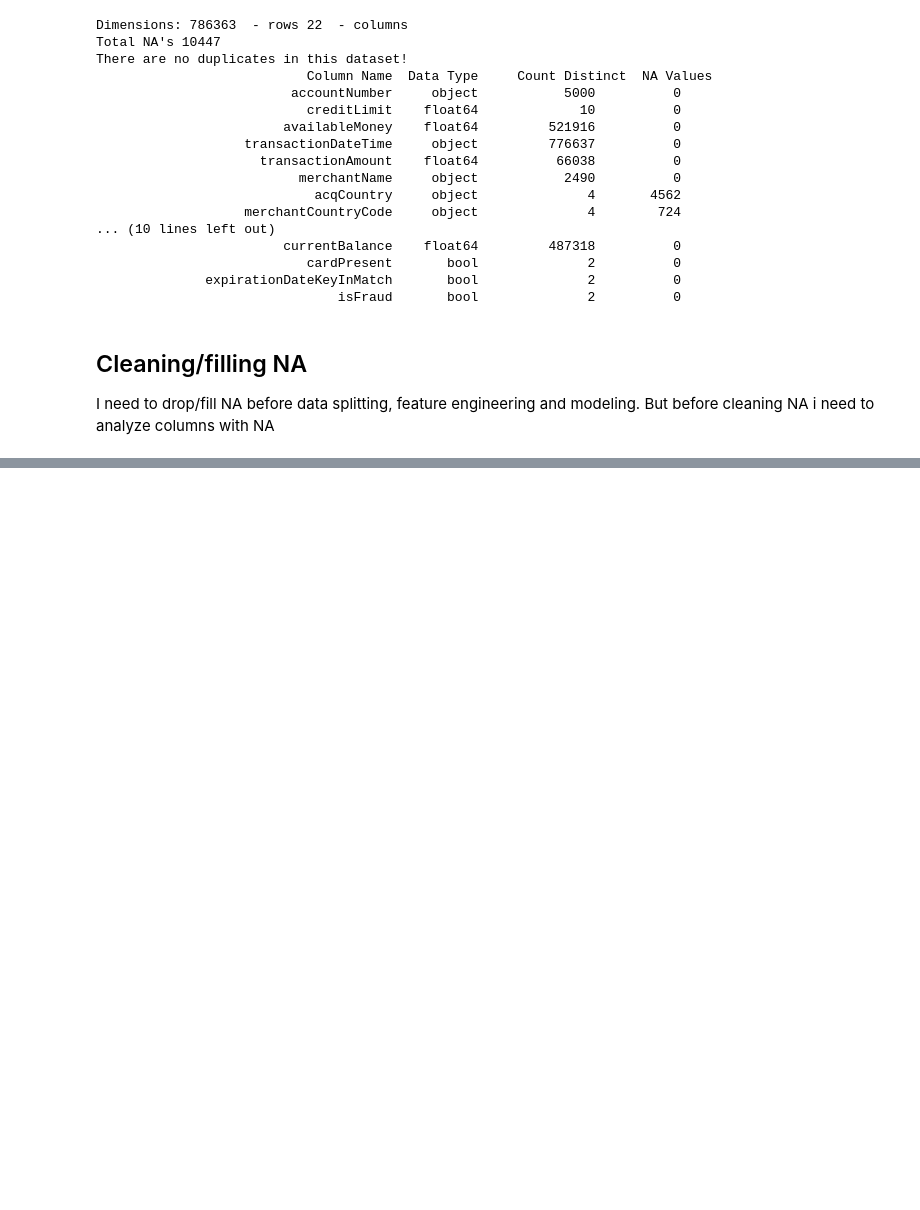
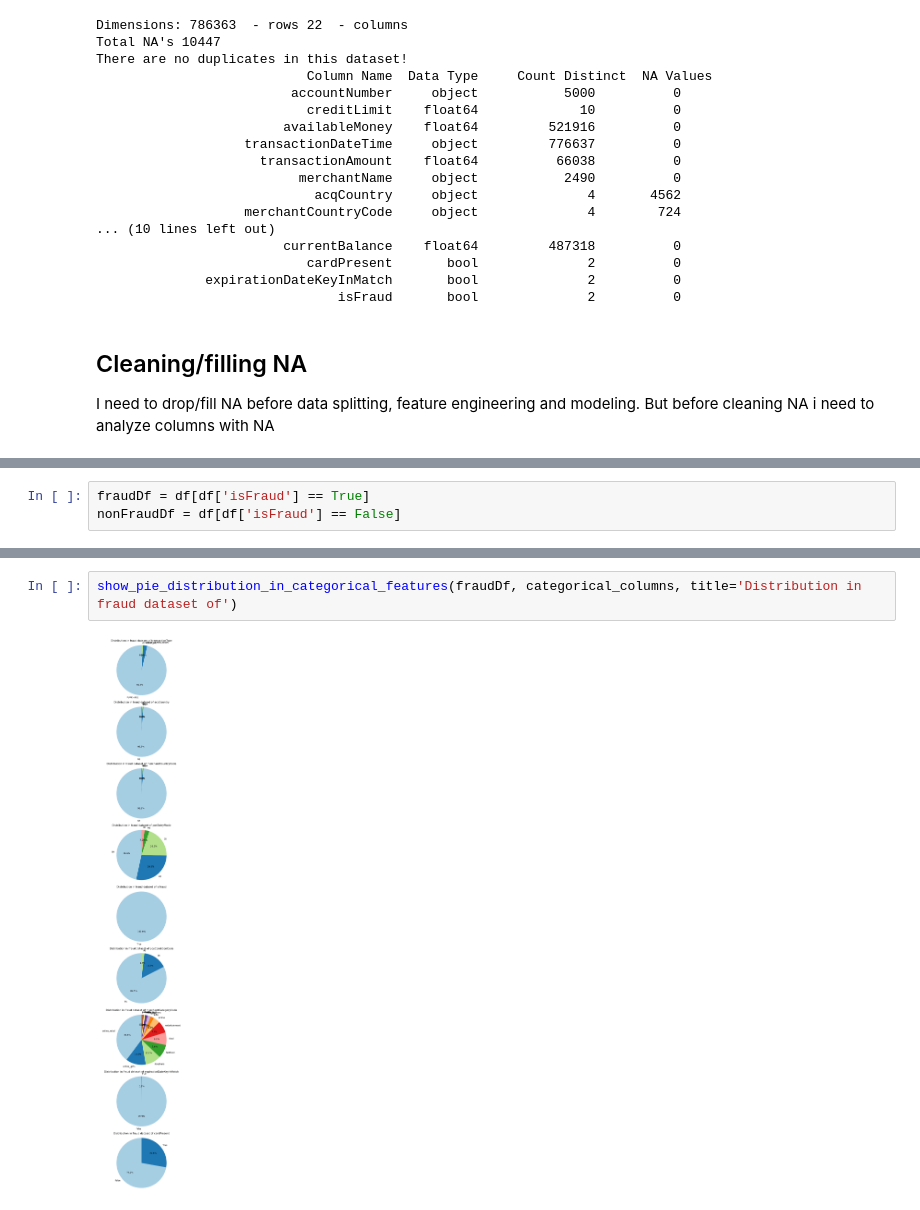
Before and after one commit to Illidan777/FTF-detector, a Jupyter notebook: data_preprocessing/Finance_Transaction_Fraud_detector.ipynb, the cells around one changed output, grey strips where cells are left out. Drawn from its saved outputs; the diff is of its cells as text; blank space fills up the shorter version.

```diff
--- a/data_preprocessing/Finance_Transaction_Fraud_detector.ipynb
+++ b/data_preprocessing/Finance_Transaction_Fraud_detector.ipynb
@@ -237,0 +268,3 @@ df
+# %%
+fraudDf = df[df['isFraud'] == True]
+nonFraudDf = df[df['isFraud'] == False]
@@ -237,0 +275,4 @@ df
+# %%
+show_pie_distribution_in_categorical_features(fraudDf, categorical_columns, title='Distribution in fraud dataset of')
+# %% [output]
+[figure, added]
```
Also changed, not shown: parts of 11 cells of this notebook.
